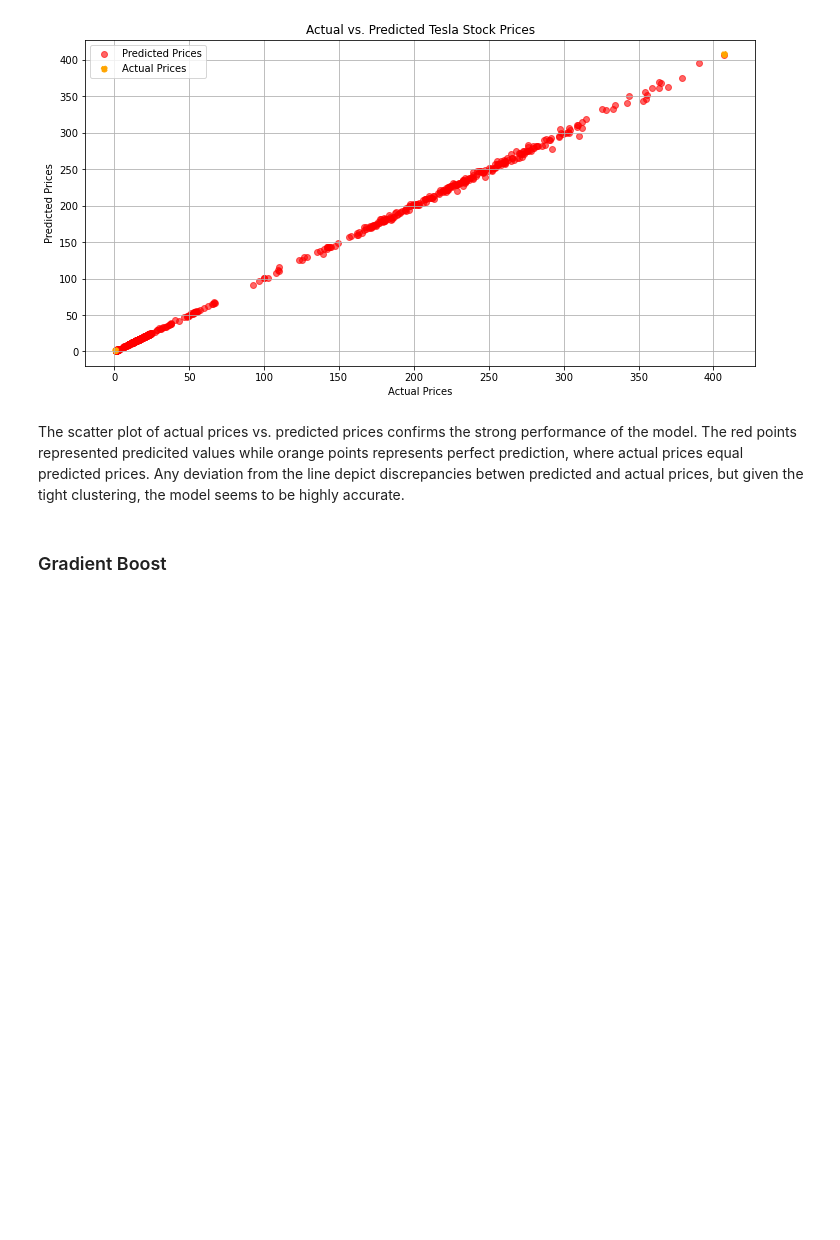
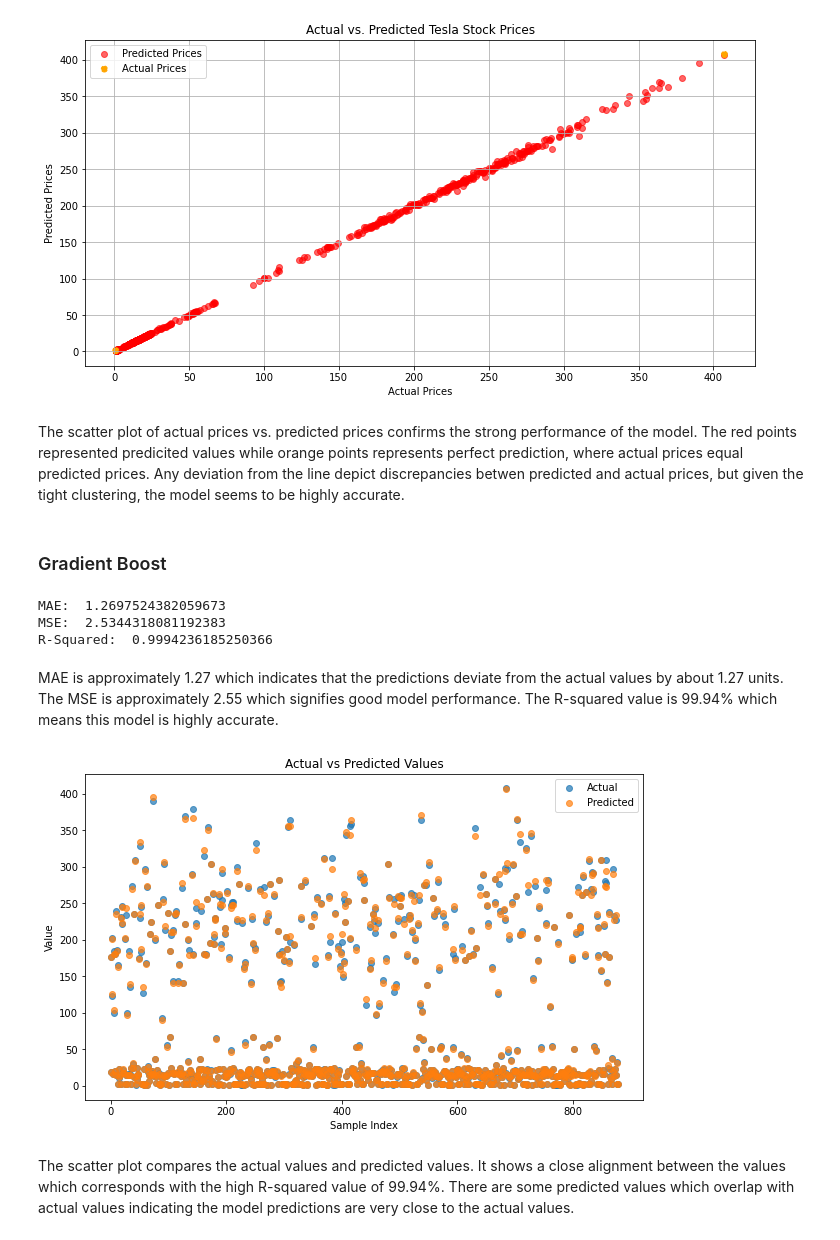
Before and after one commit to poojaapatell/Tesla-Stock-Prices-Project, a Jupyter notebook: TSLA Stock Data.ipynb, the cells around one changed output. Saved outputs shown, nothing was run; the diff lists cells and outputs as text; code cells hidden in the pictures; blank space fills up the shorter version.

Commit message:
adding Gradient Boost model and interpretations

```diff
--- a/TSLA Stock Data.ipynb
+++ b/TSLA Stock Data.ipynb
@@ -317,3 +317,34 @@ plt.show()
 The scatter plot of actual prices vs. predicted prices confirms the strong performance of the model. The red points represented predicited values while orange points represents perfect prediction, where actual prices equal predicted prices. Any deviation from the line depict discrepancies betwen predicted and actual prices, but given the tight clustering, the model seems to be highly accurate.
 # %% [markdown]
 ### Gradient Boost
+# %%
+gb_model = GradientBoostingRegressor(random_state=42)
+gb_model.fit(X_train, y_train)
+
+y_pred = gb_model.predict(X_test)
+mae = mean_absolute_error(y_test, y_pred)
+rmse = mean_squared_error(y_test, y_pred, squared=False)
+r_sq = r2_score(y_test, y_pred)
+
+print("MAE: ", mae)
+print("MSE: ", rmse)
+print("R-Squared: ", r_sq)
+# %% [output]
+MAE:  1.2697524382059673
+MSE:  2.5344318081192383
+R-Squared:  0.9994236185250366
+# %% [markdown]
+MAE is approximately 1.27 which indicates that the predictions deviate from the actual values by about 1.27 units. The MSE is approximately 2.55 which signifies good model performance. The R-squared value is 99.94% which means this model is highly accurate.
+# %%
+plt.figure(figsize=(10, 6))
+plt.scatter(range(len(y_test)), y_test, label='Actual', alpha=0.7)
+plt.scatter(range(len(y_test)), y_pred, label='Predicted', alpha=0.7)
+plt.title('Actual vs Predicted Values')
+plt.xlabel('Sample Index')
+plt.ylabel('Value')
+plt.legend()
+plt.show()
+# %% [output]
+[figure, added]
+# %% [markdown]
+The scatter plot compares the actual values and predicted values. It shows a close alignment between the values which corresponds with the high R-squared value of 99.94%. There are some predicted values which overlap with actual values indicating the model predictions are very close to the actual values.
```
Also changed, not shown: parts of 1 cell of this notebook.
